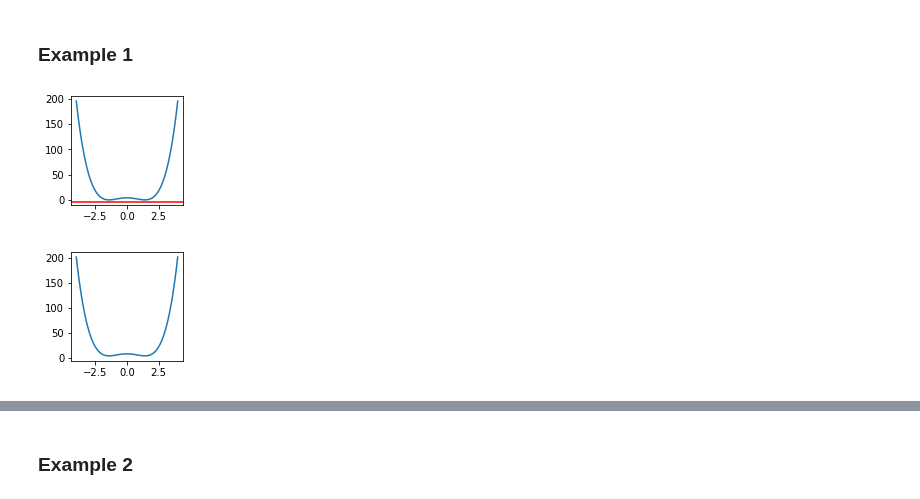
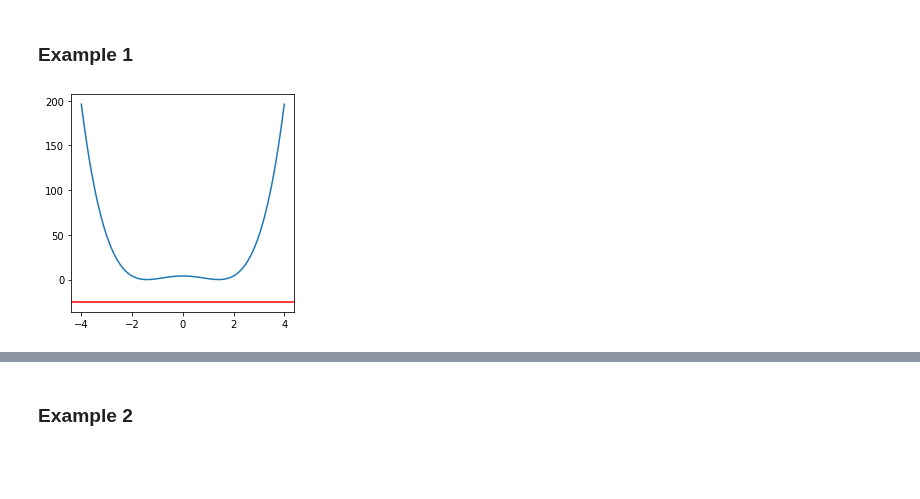
Before and after one commit to mackelab/neuralgbi, a Jupyter notebook: paper/fig3/notebooks/1_misspecified_emulator.ipynb, the cells around one changed output, grey strips where cells are left out. Drawn from its saved outputs; the diff is of its cells as text; code cells hidden in the pictures; blank space fills up the shorter version.

```diff
--- a/paper/fig3/notebooks/1_misspecified_emulator.ipynb
+++ b/paper/fig3/notebooks/1_misspecified_emulator.ipynb
@@ -48,16 +51,16 @@ emulator_dists.shape, theta.shape, x.shape
 ### Example 1
 # %%
 thetas = torch.linspace(-4, 4, 100)
-x = (thetas**2 - 2)**2
+# x = (thetas**2 - 2)**2
 
-xo = -5*ones(1)
+xo = -25*ones(1)
 # %%
-fig, ax = plt.subplots(1, 1, figsize=(2, 2))
+fig, ax = plt.subplots(1, 1, figsize=(4, 4))
 _ = ax.plot(thetas.numpy(), x.numpy())
 ax.axhline(xo.numpy(), c="r")
 plt.show()
 # %% [output]
-[figure, old version]
+[figure, new version]
 # %%
 likelihoods = torch.distributions.Normal((thetas**2 - 2)**2, 0.1*torch.ones(1))
 s = likelihoods.sample((1000,))
@@ -66,6 +68,0 @@ dists = (torch.abs(s - xo)).mean(dim=0)
-# %%
-fig, ax = plt.subplots(1, 1, figsize=(2, 2))
-_ = ax.plot(thetas.numpy(), dists.numpy())
-plt.show()
-# %% [output]
-[figure, removed]
```
Also changed, not shown: parts of 15 cells of this notebook, 2 other files.
